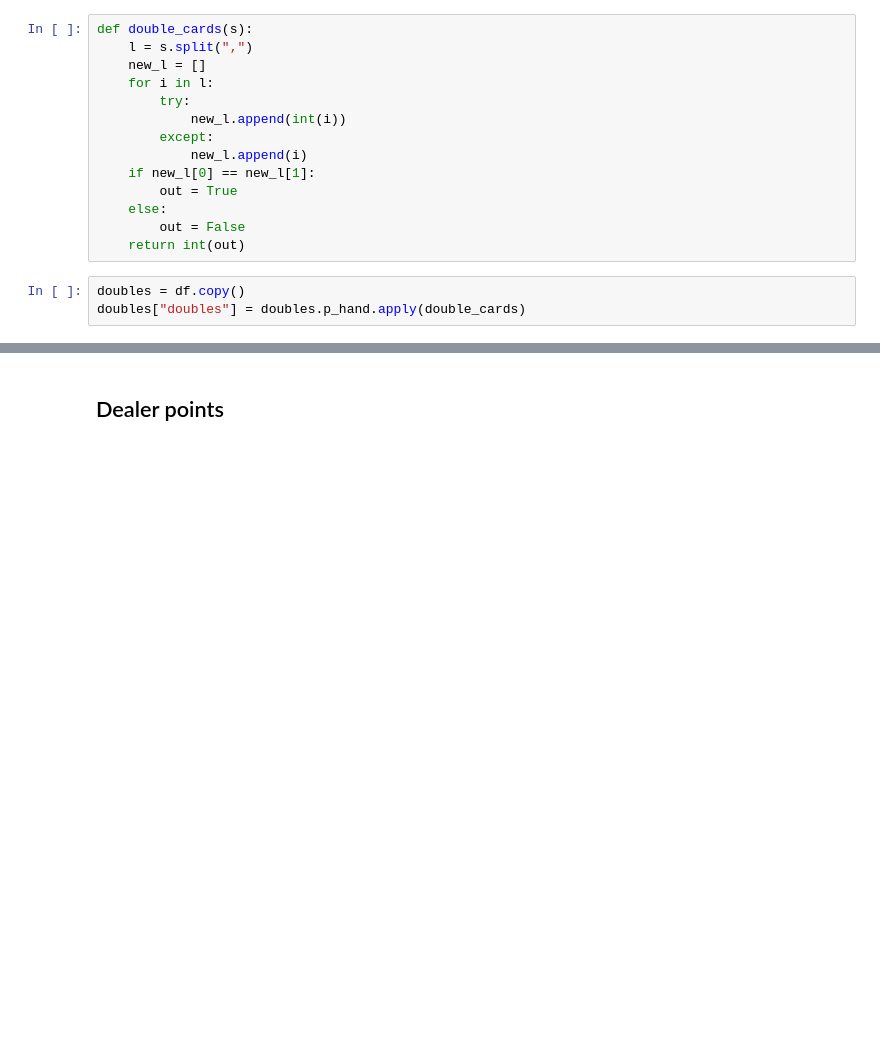
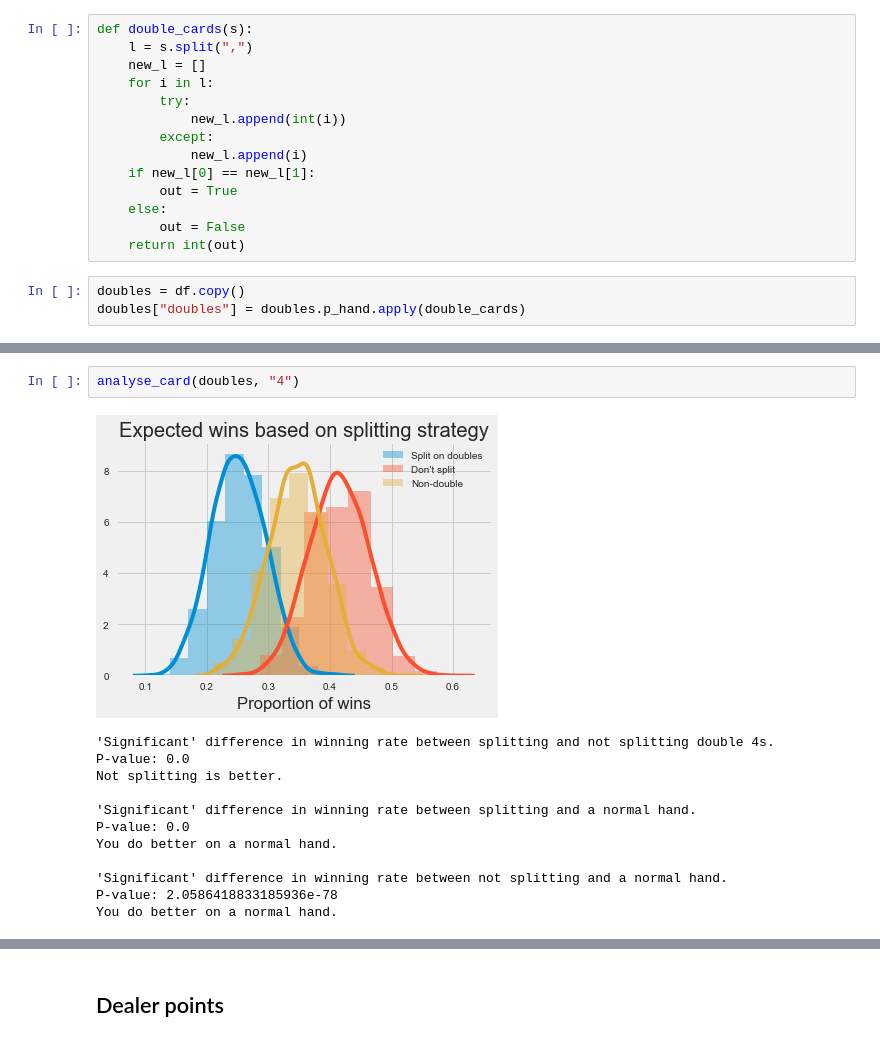
Before and after one commit to jocelyn-ong/data-science-projects, a Jupyter notebook: others/blackjack/analysis.ipynb, the cells around one changed output, grey strips where cells are left out. Cells and saved outputs as stored; diff of their text form; blank space fills up the shorter version.

```diff
--- a/others/blackjack/analysis.ipynb
+++ b/others/blackjack/analysis.ipynb
@@ -383,0 +508,15 @@ plt.title("Expected wins based on splitting strategy");
+# %%
+analyse_card(doubles, "4")
+# %% [output]
+[figure, added]
+'Significant' difference in winning rate between splitting and not splitting double 4s.
+P-value: 0.0
+Not splitting is better.
+
+'Significant' difference in winning rate between splitting and a normal hand.
+P-value: 0.0
+You do better on a normal hand.
+
+'Significant' difference in winning rate between not splitting and a normal hand.
+P-value: 2.0586418833185936e-78
+You do better on a normal hand.
```
Also changed, not shown: parts of 46 cells of this notebook.
